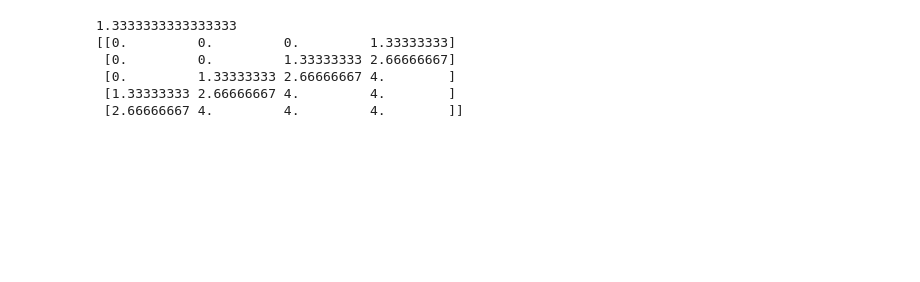
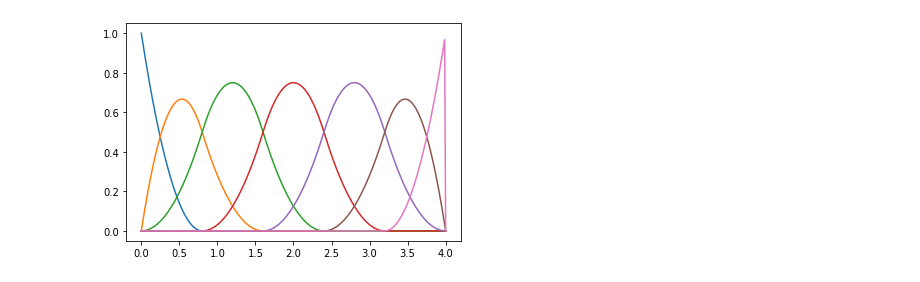
Before and after one commit to kstoreyf/byebyebias, a Jupyter notebook: notebooks/spline.ipynb, the cells around one changed output. Cells and saved outputs as stored; diff of their text form; code cells hidden in the pictures; blank space fills up the shorter version.

```diff
--- a/notebooks/spline.ipynb
+++ b/notebooks/spline.ipynb
@@ -52,14 +66,11 @@ def get_bases(rmin, rmax, nbins, order, ncont=300):
 # %%
 rmin = 0
 rmax = 4
-nbins = 5
+nbins = 7
 order = 2
 bases = get_bases(rmin, rmax, nbins, order)
+for n in range(nbins):
+    plt.plot(rcont, bases[n])
 # %% [output]
-1.3333333333333333
-[[0.         0.         0.         1.33333333]
- [0.         0.         1.33333333 2.66666667]
- [0.         1.33333333 2.66666667 4.        ]
- [1.33333333 2.66666667 4.         4.        ]
- [2.66666667 4.         4.         4.        ]]
+[figure, added]
 # %%
```
Also changed, not shown: parts of 11 cells of this notebook, 7 other files.
